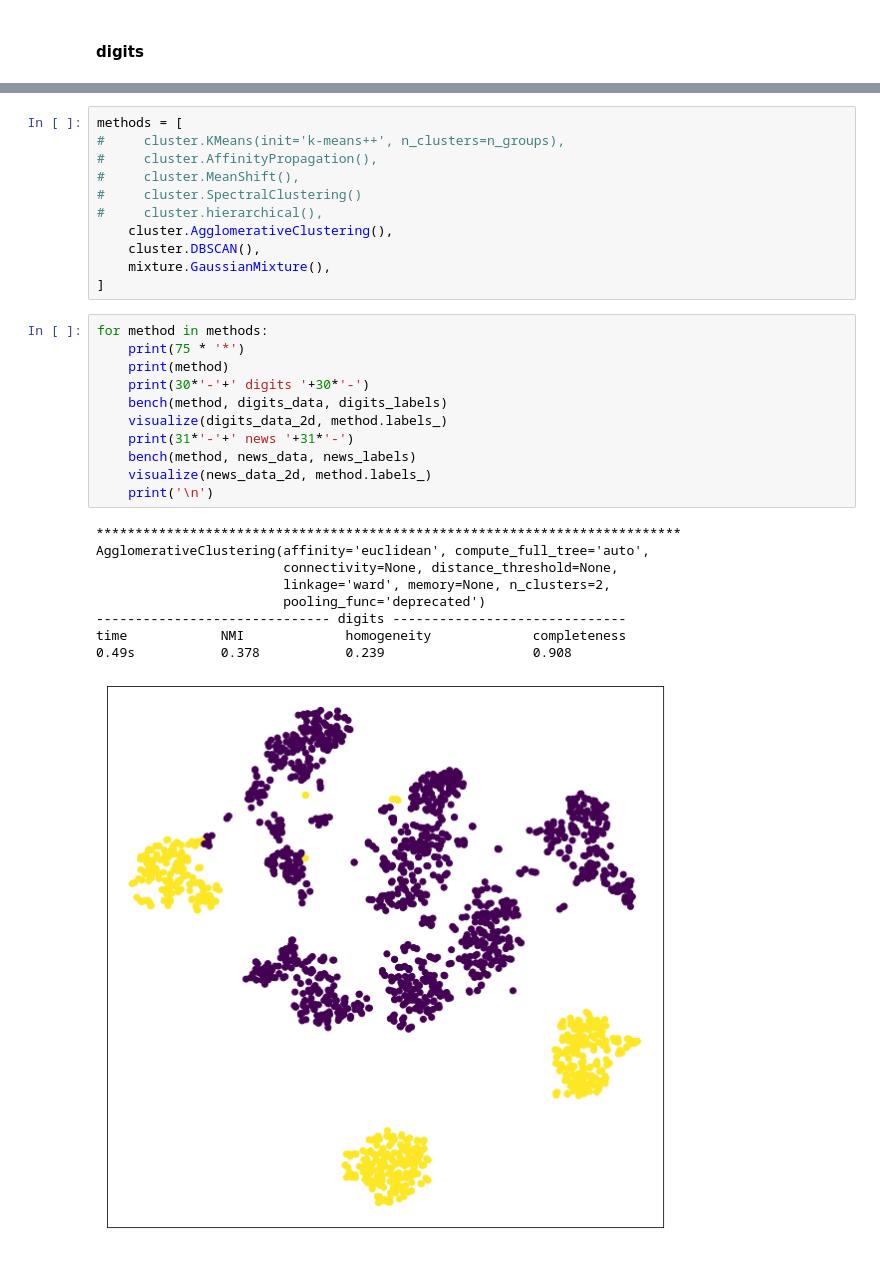
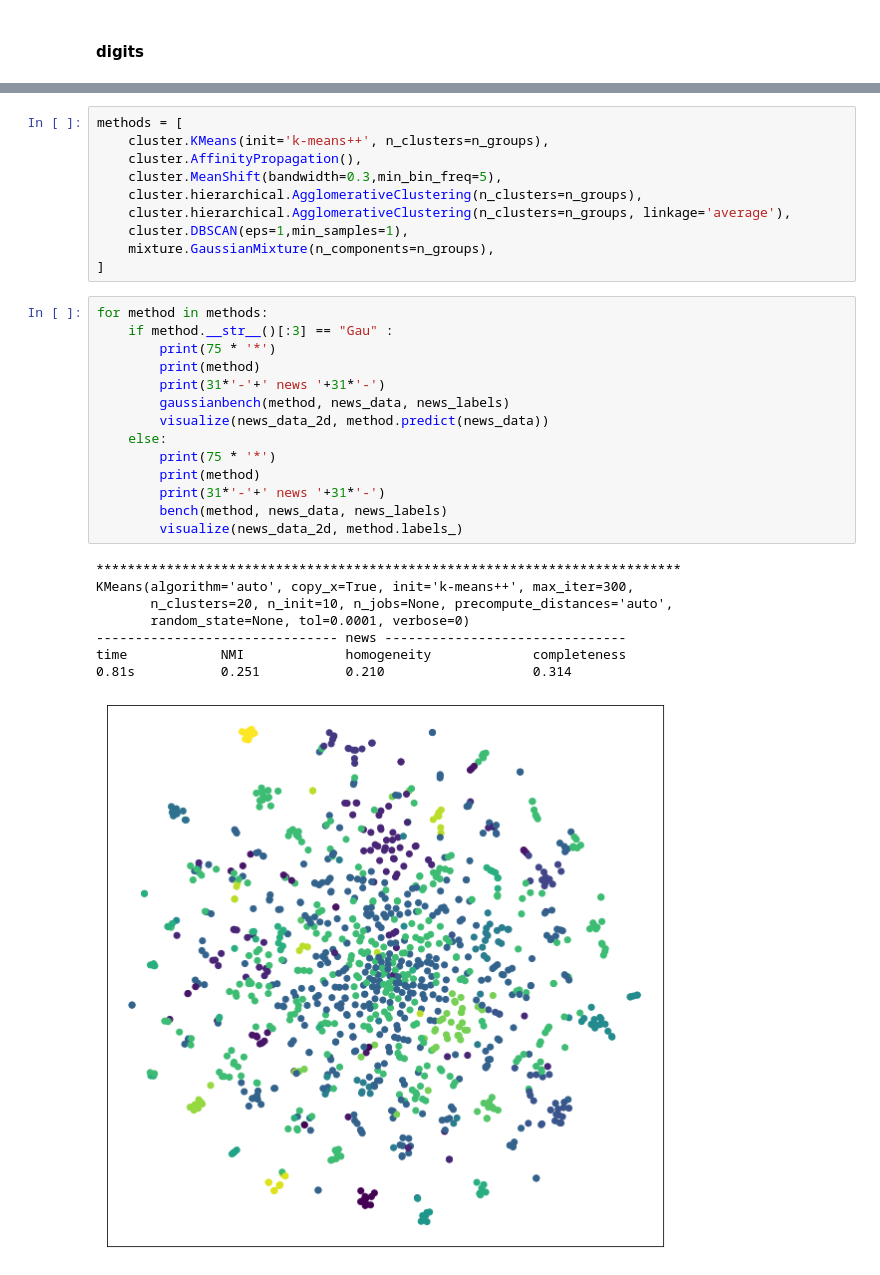
Before and after one commit to zmzhang2000/201700202116-IR-SDU, a Jupyter notebook: 2/clustering.ipynb, the cells around one changed output, grey strips where cells are left out. Cells and saved outputs as stored; diff of their text form.

```diff
--- a/2/clustering.ipynb
+++ b/2/clustering.ipynb
@@ -71,32 +164,33 @@ def bench(estimator, data, labels):
 # %%
 methods = [
-#     cluster.KMeans(init='k-means++', n_clusters=n_groups),
-#     cluster.AffinityPropagation(),
-#     cluster.MeanShift(),
-#     cluster.SpectralClustering()
-#     cluster.hierarchical(),
-    cluster.AgglomerativeClustering(),
-    cluster.DBSCAN(),
-    mixture.GaussianMixture(),
+    cluster.KMeans(init='k-means++', n_clusters=n_groups),
+    cluster.AffinityPropagation(),
+    cluster.MeanShift(bandwidth=0.3,min_bin_freq=5),
+    cluster.hierarchical.AgglomerativeClustering(n_clusters=n_groups),
+    cluster.hierarchical.AgglomerativeClustering(n_clusters=n_groups, linkage='average'),
+    cluster.DBSCAN(eps=1,min_samples=1),
+    mixture.GaussianMixture(n_components=n_groups),
 ]
 # %%
 for method in methods:
-    print(75 * '*')
-    print(method)
-    print(30*'-'+' digits '+30*'-')
-    bench(method, digits_data, digits_labels)
-    visualize(digits_data_2d, method.labels_)
-    print(31*'-'+' news '+31*'-')
-    bench(method, news_data, news_labels)
-    visualize(news_data_2d, method.labels_)
-    print('\n')
+    if method.__str__()[:3] == "Gau" :
+        print(75 * '*')
+        print(method)
+        print(31*'-'+' news '+31*'-')
+        gaussianbench(method, news_data, news_labels)
+        visualize(news_data_2d, method.predict(news_data))
+    else:
+        print(75 * '*')
+        print(method)
+        print(31*'-'+' news '+31*'-')
+        bench(method, news_data, news_labels)
+        visualize(news_data_2d, method.labels_)
 # %% [output]
 ***************************************************************************
-AgglomerativeClustering(affinity='euclidean', compute_full_tree='auto',
-                        connectivity=None, distance_threshold=None,
-                        linkage='ward', memory=None, n_clusters=2,
-                        pooling_func='deprecated')
------------------------------- digits ------------------------------
+KMeans(algorithm='auto', copy_x=True, init='k-means++', max_iter=300,
+       n_clusters=20, n_init=10, n_jobs=None, precompute_distances='auto',
+       random_state=None, tol=0.0001, verbose=0)
+------------------------------- news -------------------------------
 time            NMI             homogeneity             completeness
-0.49s           0.378           0.239                   0.908
+0.81s           0.251           0.210                   0.314
-[figure, old version]
+[figure, new version]
```
Also changed, not shown: parts of 7 cells of this notebook, 1 other file.
